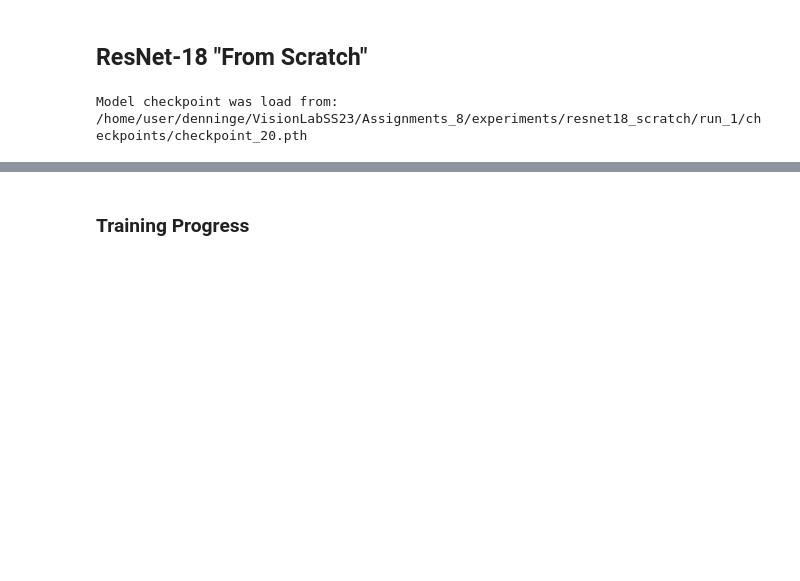
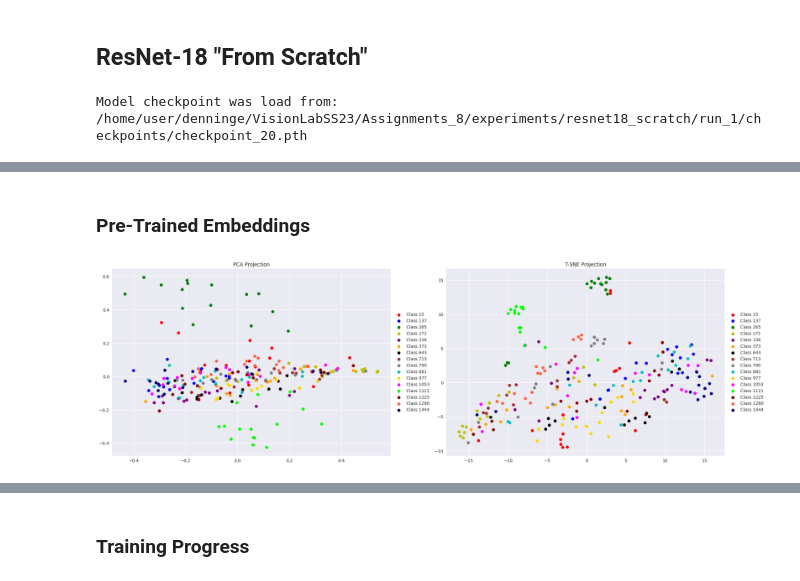
Before and after one commit to LDenninger/VisionLabSS23, a Jupyter notebook: Assignments_8/solutions_assignment_8.ipynb, the cells around one changed output, grey strips where cells are left out. Cells and saved outputs as stored; diff of their text form; code cells hidden in the pictures; blank space fills up the shorter version.

```diff
--- a/Assignments_8/solutions_assignment_8.ipynb
+++ b/Assignments_8/solutions_assignment_8.ipynb
@@ -325,0 +361,8 @@ scratch_train_loss, scratch_test_loss = load_tensorboard_logs(exp_name, run_name
+# %% [markdown]
+### Pre-Trained Embeddings
+# %%
+model_emb = compute_model_embedding(pre_trained_trainer, eval_imgs)
+pre_trained_model_emb = torch.flatten(torch.stack(model_emb, dim=0), start_dim=0, end_dim=1).numpy()
+cluster_evaluation(pre_trained_model_emb, lbls_flatten)
+# %% [output]
+[figure, added]
```
Also changed, not shown: parts of 29 cells of this notebook, 22 other files.
